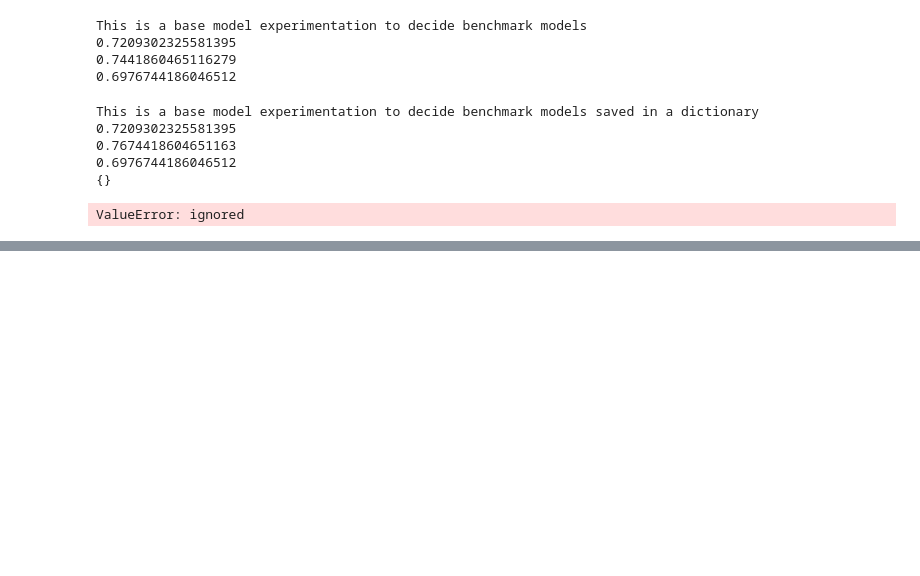
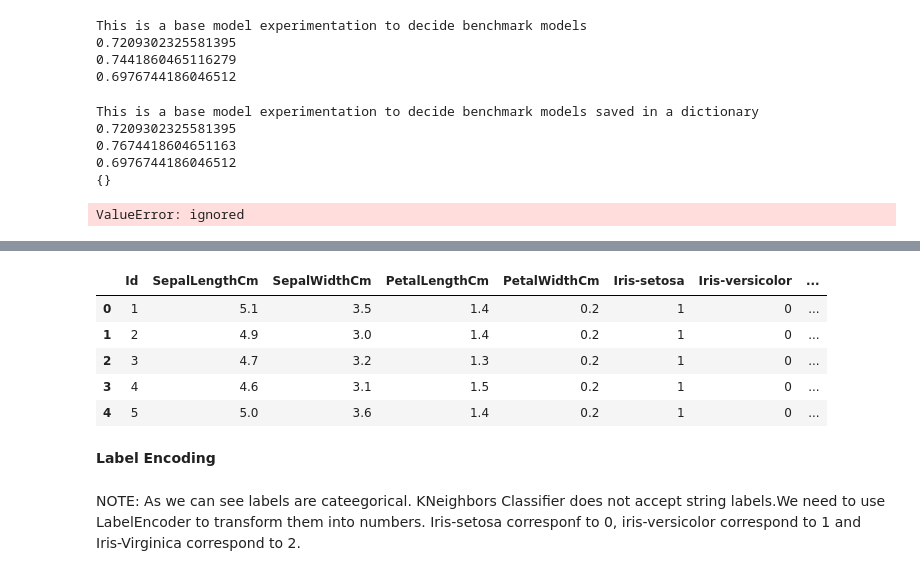
Before and after one commit to arunsk03/arunsk03, a Jupyter notebook: KNN ML Intermidiate.ipynb, the cells around one changed output, grey strips where cells are left out. Cells and saved outputs as stored; diff of their text form; code cells hidden in the pictures; blank space fills up the shorter version.

```diff
--- a/KNN ML Intermidiate.ipynb
+++ b/KNN ML Intermidiate.ipynb
@@ -273,0 +358,11 @@ ValueError: ignored
+# %%
+df.drop('Species',axis=1,inplace=True)
+# %%
+df.head()
+# %% [output]
+|  | Id | SepalLengthCm | SepalWidthCm | PetalLengthCm | PetalWidthCm | Iris-setosa | Iris-versicolor | ... |
+| 0 | 1 | 5.1 | 3.5 | 1.4 | 0.2 | 1 | 0 | ... |
+| 1 | 2 | 4.9 | 3.0 | 1.4 | 0.2 | 1 | 0 | ... |
+| 2 | 3 | 4.7 | 3.2 | 1.3 | 0.2 | 1 | 0 | ... |
+| 3 | 4 | 4.6 | 3.1 | 1.5 | 0.2 | 1 | 0 | ... |
+| 4 | 5 | 5.0 | 3.6 | 1.4 | 0.2 | 1 | 0 | ... |
@@ -273,0 +375,5 @@ ValueError: ignored
+# %% [markdown]
+**Label Encoding**
+# %% [markdown]
+NOTE: As we can see labels are cateegorical. KNeighbors Classifier does not accept string labels.We need to use LabelEncoder to transform them into numbers.
+Iris-setosa corresponf to 0, iris-versicolor correspond to 1 and Iris-Virginica correspond to 2.
```
Also changed, not shown: parts of 27 cells of this notebook.
